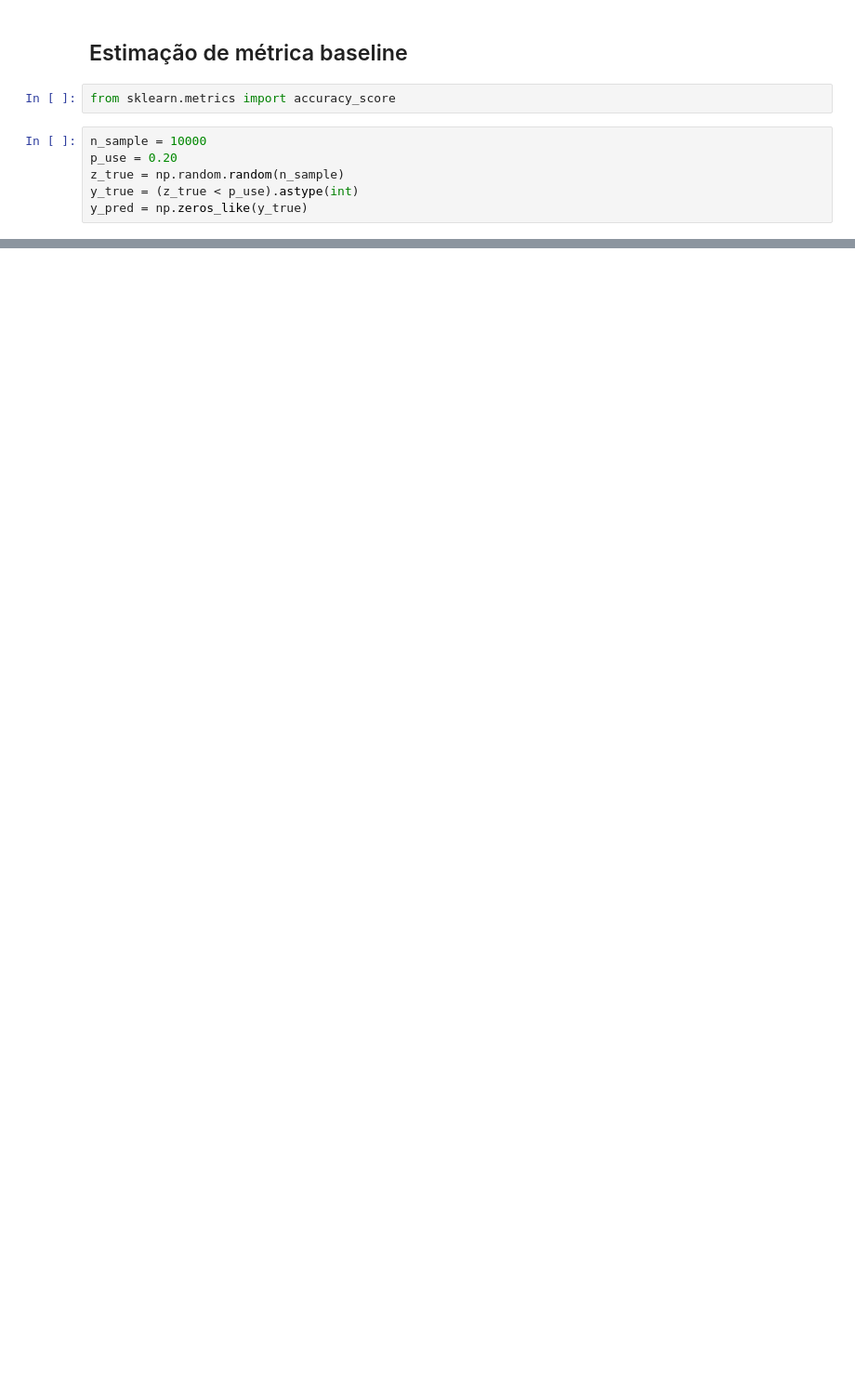
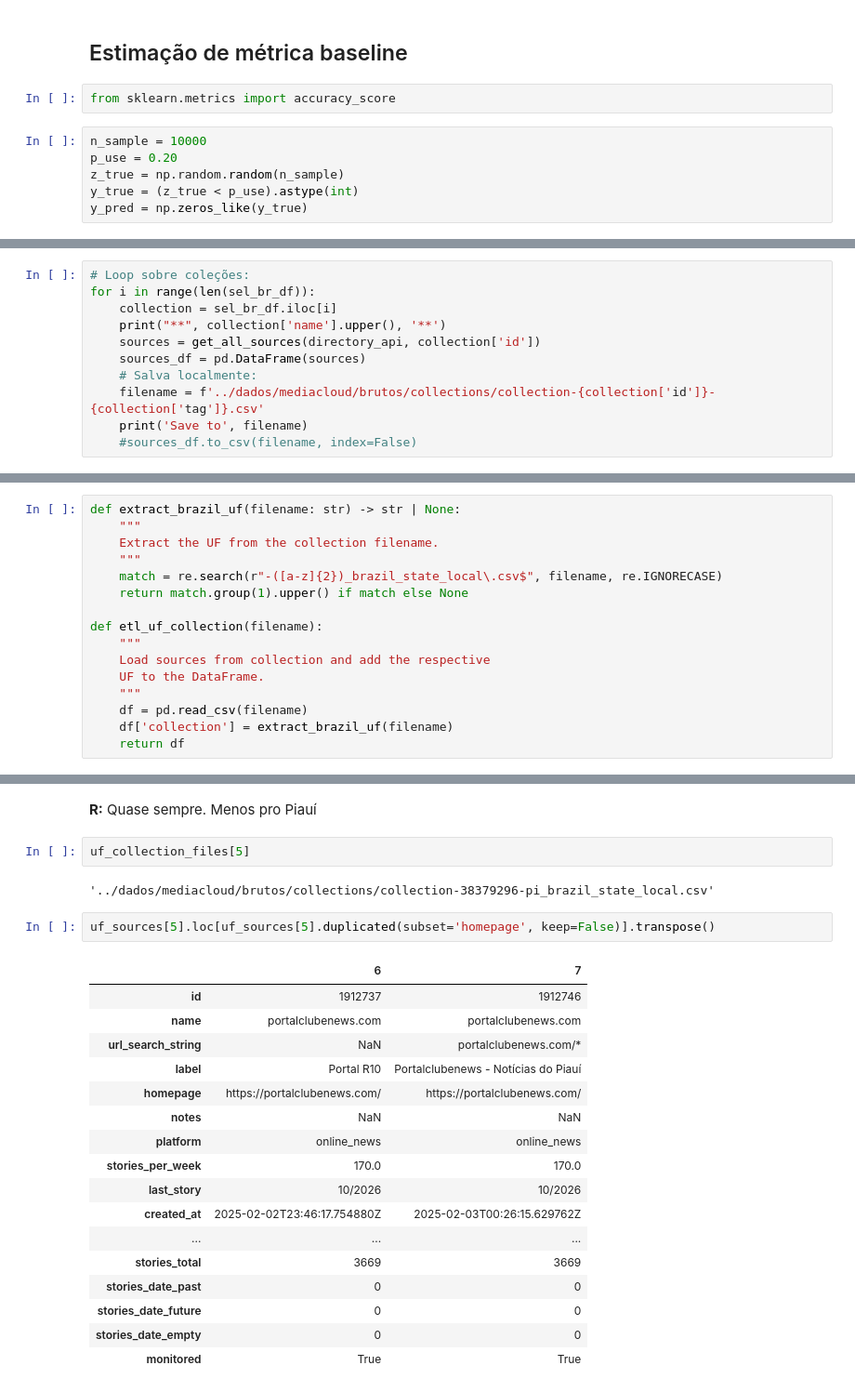
Before and after one commit to cewebbr/cordata, a Jupyter notebook: analises/90_analises-para-automatizacao-jornalismo.ipynb, the cells around one changed output, grey strips where cells are left out. Shown at 93% size. Drawn from its saved outputs; the diff is of its cells as text; blank space fills up the shorter version.

```diff
--- a/analises/90_analises-para-automatizacao-jornalismo.ipynb
+++ b/analises/90_analises-para-automatizacao-jornalismo.ipynb
@@ -117,0 +221,11 @@ accuracy_score(y_true, y_pred)
+# %%
+# Loop sobre coleções:
+for i in range(len(sel_br_df)):
+    collection = sel_br_df.iloc[i]
+    print("**", collection['name'].upper(), '**')
+    sources = get_all_sources(directory_api, collection['id'])
+    sources_df = pd.DataFrame(sources)
+    # Salva localmente:
+    filename = f'../dados/mediacloud/brutos/collections/collection-{collection['id']}-{collection['tag']}.csv'
+    print('Save to', filename)
+    #sources_df.to_csv(filename, index=False)
@@ -117,0 +258,16 @@ accuracy_score(y_true, y_pred)
+# %%
+def extract_brazil_uf(filename: str) -> str | None:
+    """
+    Extract the UF from the collection filename.
+    """
+    match = re.search(r"-([a-z]{2})_brazil_state_local\.csv$", filename, re.IGNORECASE)
+    return match.group(1).upper() if match else None
+
+def etl_uf_collection(filename):
+    """
+    Load sources from collection and add the respective
+    UF to the DataFrame.
+    """
+    df = pd.read_csv(filename)
+    df['collection'] = extract_brazil_uf(filename)
+    return df
@@ -117,0 +315,26 @@ accuracy_score(y_true, y_pred)
+# %% [markdown]
+**R:** Quase sempre. Menos pro Piauí
+# %%
+uf_collection_files[5]
+# %% [output]
+'../dados/mediacloud/brutos/collections/collection-38379296-pi_brazil_state_local.csv'
+# %%
+uf_sources[5].loc[uf_sources[5].duplicated(subset='homepage', keep=False)].transpose()
+# %% [output]
+|  | 6 | 7 |
+| id | 1912737 | 1912746 |
+| name | portalclubenews.com | portalclubenews.com |
+| url_search_string | NaN | portalclubenews.com/* |
+| label | Portal R10 | Portalclubenews - Notícias do Piauí |
+| homepage | https://portalclubenews.com/ | https://portalclubenews.com/ |
+| notes | NaN | NaN |
+| platform | online_news | online_news |
+| stories_per_week | 170.0 | 170.0 |
+| last_story | 10/2026 | 10/2026 |
+| created_at | 2025-02-02T23:46:17.754880Z | 2025-02-03T00:26:15.629762Z |
+| ... | ... | ... |
+| stories_total | 3669 | 3669 |
+| stories_date_past | 0 | 0 |
+| stories_date_future | 0 | 0 |
+| stories_date_empty | 0 | 0 |
+| monitored | True | True |
```
Also changed, not shown: parts of 64 cells of this notebook.
